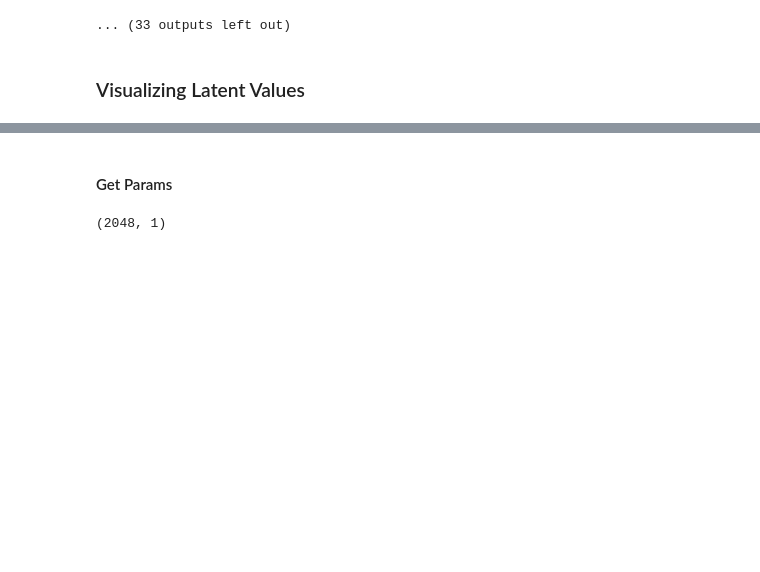
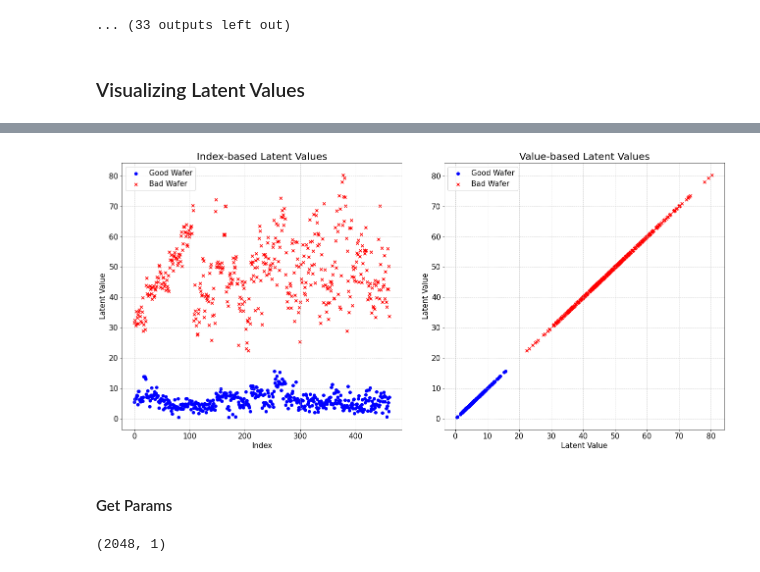
Before and after one commit to Arycast/vae_casp-er, a Jupyter notebook: python/half_valid_VAE.ipynb, the cells around one changed output, grey strips where cells are left out. Cells and saved outputs as stored; diff of their text form; code cells hidden in the pictures; blank space fills up the shorter version.

```diff
--- a/python/half_valid_VAE.ipynb
+++ b/python/half_valid_VAE.ipynb
@@ -806,3 +779,87 @@ plot_latent(latent_good_wafer,latent_bad_wafer)
+# %%
+latent_bad_wafer = np.concatenate([np.concatenate(sublist).flatten() for sublist in latent_val_bad])
+latent_good_wafer = np.concatenate([np.concatenate(sublist).flatten() for sublist in latent_val_good])
+
+def plot_latent(good_latent,bad_latent, fig_type="xy"):
+    if fig_type=='both':
+        # Define figure and subplots
+        fig, axes = plt.subplots(1, 2, figsize=(22, 10))
+        label_fontsize = max(12, min(20, int(fig.get_figheight() * 1.5)))  # Adjust dynamically
+        title_fontsize = label_fontsize + 5
+        scale_fontsize = label_fontsize
+
+        # Subplot 1: Index-based scatter plot
+        axes[0].scatter(range(len(good_latent)), good_latent, marker='o', color='blue', label='Good Wafer')
+        axes[0].scatter(range(len(bad_latent)), bad_latent, marker='x', color='red', label='Bad Wafer')
+        axes[0].set_xlabel("Index", fontsize=label_fontsize)
+        axes[0].set_ylabel("Latent Value", fontsize=label_fontsize)
+        axes[0].set_title("Index-based Latent Values", fontsize=title_fontsize)
+        axes[0].legend(fontsize=label_fontsize)
+        axes[0].grid(True, linestyle='--', alpha=0.7)
+        axes[0].tick_params(axis='both', labelsize=scale_fontsize)  # Scale font
+
+        # Subplot 2: Value-based scatter plot
+        axes[1].scatter(good_latent, good_latent, marker='o', color='blue', label='Good Wafer')
+        axes[1].scatter(bad_latent, bad_latent, marker='x', color='red', label='Bad Wafer')
+        axes[1].set_xlabel("Latent Value", fontsize=label_fontsize)
+        axes[1].set_ylabel("Latent Value", fontsize=label_fontsize)
+        axes[1].set_title("Value-based Latent Values", fontsize=title_fontsize)
+        axes[1].legend(fontsize=label_fontsize)
+        axes[1].grid(True, linestyle='--', alpha=0.7)
+        axes[1].tick_params(axis='both', labelsize=scale_fontsize)
+
+        # Adjust layout and show the plot
+        plt.subplots_adjust(wspace=0.15)
+        # plt.tight_layout()
+        plt.show()
+
+
+    elif fig_type == "index":
+        plt.figure(figsize=(15, 13))
+        label_fontsize = 20; title_fontsize=25
+
+        # Plot good wafers with 'o'
+        plt.scatter(range(len(good_latent)), good_latent, marker='o', color='blue', label='Good Wafer')
+        # Plot bad wafers with 'x'
+        plt.scatter(range(len(bad_latent)), bad_latent, marker='x', color='red', label='Bad Wafer')
+
+        # Adding labels, legend, and title
+        plt.xlabel("Index", fontsize=label_fontsize)
+        plt.ylabel("Latent Value", fontsize=label_fontsize)
+
+        plt.title("Latent Values for Good and Bad Wafers", fontsize=title_fontsize)
+        plt.legend(fontsize=label_fontsize)
+        plt.grid(True, linestyle='--', alpha=0.7)
+
+        # Display the plot
+        plt.tight_layout()
+        plt.show()
+
+    else:
+        plt.figure(figsize=(15, 13))
+        label_fontsize = 20; title_fontsize=25
+
+        # Plot good wafers with 'o'
+        plt.scatter(good_latent, good_latent, marker='o', color='blue', label='Good Wafer')
+        # Plot bad wafers with 'x'
+        plt.scatter(bad_latent, bad_latent, marker='x', color='red', label='Bad Wafer')
+        # Adding labels, legend, and title
+        plt.xlabel("Latent Value", fontsize=label_fontsize)
+        plt.ylabel("Latent Value", fontsize=label_fontsize)
+
+        plt.title("Latent Values for Good and Bad Wafers", fontsize=title_fontsize)
+        plt.legend(fontsize=label_fontsize)
+        plt.grid(True, linestyle='--', alpha=0.7)
+
+        # Display the plot
+        plt.tight_layout()
+        plt.show()
+
+
+
+plot_latent(latent_good_wafer,latent_bad_wafer,'both')
+# %% [output]
+[figure, added]
 # %% [markdown]
 #### Get Params
 # %%
```
Also changed, not shown: parts of 15 cells of this notebook.
